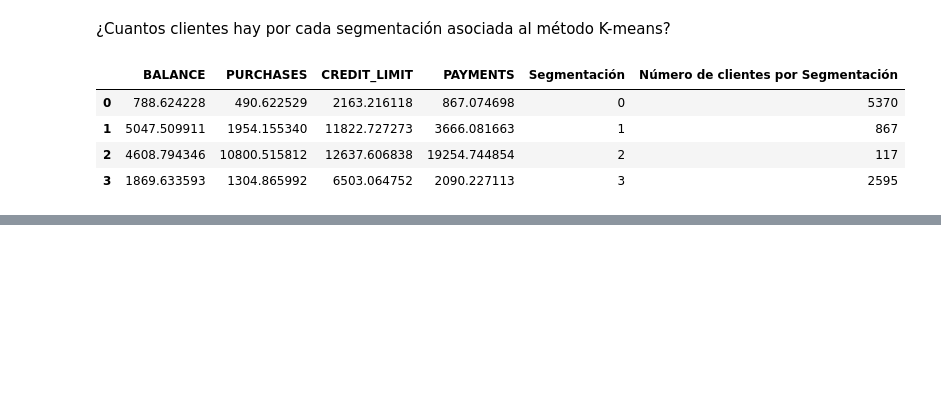
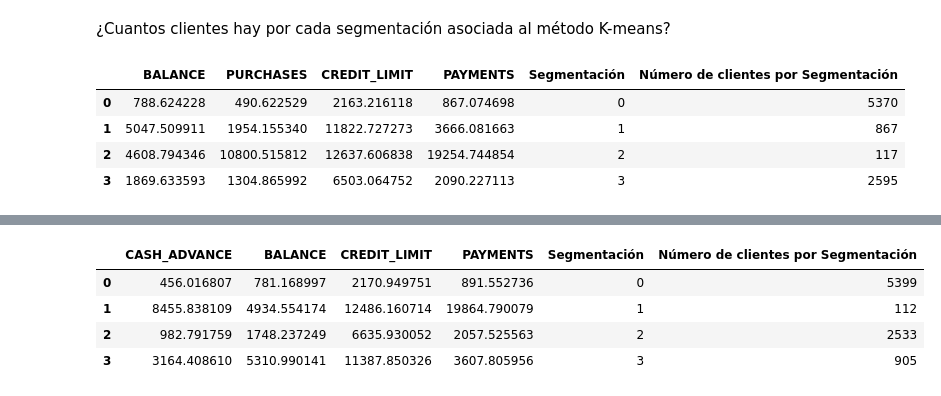
Before and after one commit to andromedalactea/Credit_Cards_Analytics, a Jupyter notebook: Analisis_exploratorio.ipynb, the cells around one changed output, grey strips where cells are left out. Drawn from its saved outputs; the diff is of its cells as text; code cells hidden in the pictures; blank space fills up the shorter version.

```diff
--- a/Analisis_exploratorio.ipynb
+++ b/Analisis_exploratorio.ipynb
@@ -324,0 +378,34 @@ centroids_df
+# %%
+# Seleccionar las columnas relevantes para la segmentación
+data = data_credit_cards[['CASH_ADVANCE', 'BALANCE', 'CREDIT_LIMIT', 'PAYMENTS']]
+
+# Ejecutar el algoritmo K-means
+kmeans = KMeans(n_clusters=4, random_state=42)
+kmeans.fit(data)
+
+# Obtener las etiquetas de cluster asignadas a cada punto de datos
+labels = kmeans.labels_
+
+# Obtener los centroides de cada cluster
+centroids = kmeans.cluster_centers_
+
+# Crear un DataFrame para almacenar los centroides por cluster
+centroids_df = pd.DataFrame(centroids, columns=data.columns)
+
+# Agregar la columna 'Segmentación' con las etiquetas de cluster correspondientes
+centroids_df['Segmentación'] = np.unique(labels)
+
+# Obtener el conteo de filas por cluster
+cluster_counts = np.bincount(labels)
+
+# Agregar la columna 'Número de clientes por Segmentación' con el conteo de filas por cluster
+centroids_df['Número de clientes por Segmentación'] = cluster_counts
+
+# Mostrar los centroides y el conteo de filas por cluster
+centroids_df
+# %% [output]
+|  | CASH_ADVANCE | BALANCE | CREDIT_LIMIT | PAYMENTS | Segmentación | Número de clientes por Segmentación |
+| 0 | 456.016807 | 781.168997 | 2170.949751 | 891.552736 | 0 | 5399 |
+| 1 | 8455.838109 | 4934.554174 | 12486.160714 | 19864.790079 | 1 | 112 |
+| 2 | 982.791759 | 1748.237249 | 6635.930052 | 2057.525563 | 2 | 2533 |
+| 3 | 3164.408610 | 5310.990141 | 11387.850326 | 3607.805956 | 3 | 905 |
```
Also changed, not shown: parts of 9 cells of this notebook, 1 other file.
